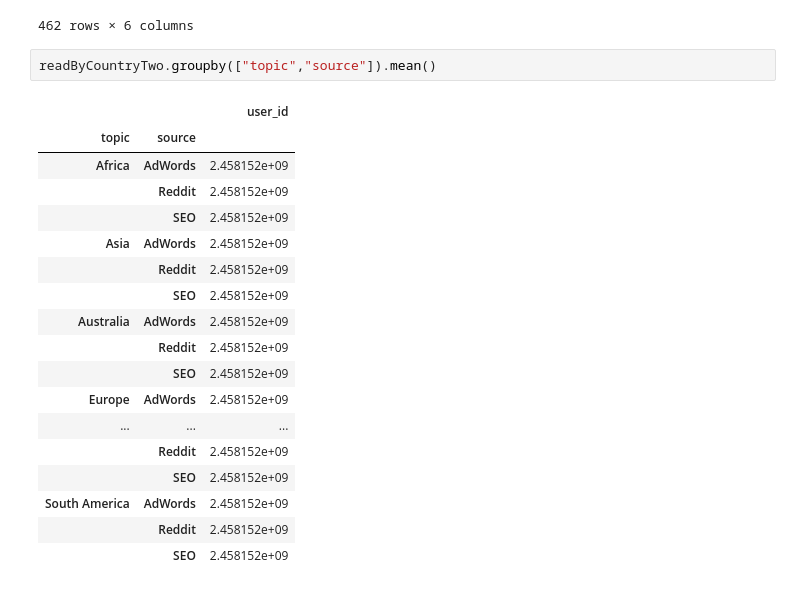
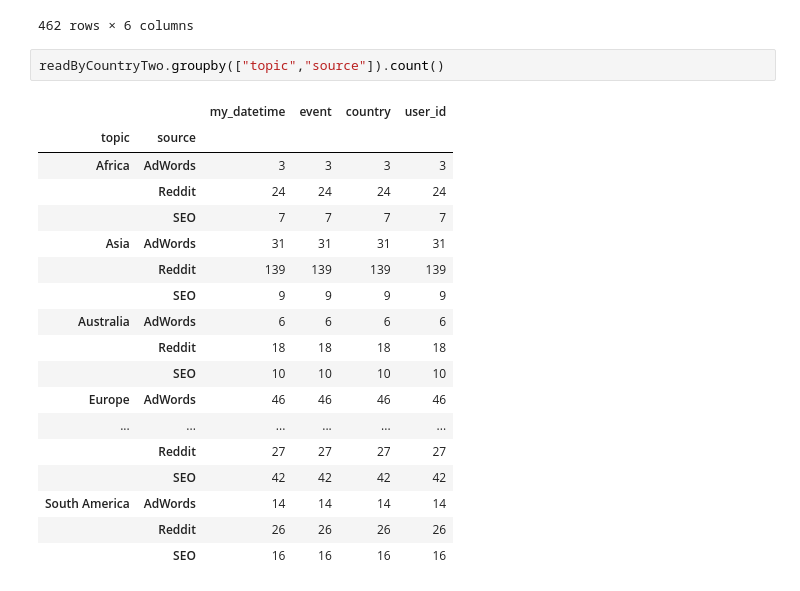
Before and after one commit to juresti/Ejercicios-CADI-201912, a Jupyter notebook: Scripts/Dia 2 - Pandas Articles.ipynb, the cells around one changed output. Saved outputs shown, nothing was run; the diff lists cells and outputs as text.

```diff
--- a/Scripts/Dia 2 - Pandas Articles.ipynb
+++ b/Scripts/Dia 2 - Pandas Articles.ipynb
@@ -108,23 +108,23 @@ readByCountryTwo
 | 1790 | 2018-01-01 23:57:14 | read | country_2 | 2458153051 | AdWords | North America |
 462 rows × 6 columns
 # %%
-readByCountryTwo.groupby(["topic","source"]).mean()
+readByCountryTwo.groupby(["topic","source"]).count()
 # %% [output]
-|  |  | user_id |
-| topic | source |  |
-| Africa | AdWords | 2.458152e+09 |
-|  | Reddit | 2.458152e+09 |
-|  | SEO | 2.458152e+09 |
-| Asia | AdWords | 2.458152e+09 |
-|  | Reddit | 2.458152e+09 |
-|  | SEO | 2.458152e+09 |
-| Australia | AdWords | 2.458152e+09 |
-|  | Reddit | 2.458152e+09 |
-|  | SEO | 2.458152e+09 |
-| Europe | AdWords | 2.458152e+09 |
-| ... | ... | ... |
-|  | Reddit | 2.458152e+09 |
-|  | SEO | 2.458152e+09 |
-| South America | AdWords | 2.458152e+09 |
-|  | Reddit | 2.458152e+09 |
-|  | SEO | 2.458152e+09 |
+|  |  | my_datetime | event | country | user_id |
+| topic | source |  |  |  |  |
+| Africa | AdWords | 3 | 3 | 3 | 3 |
+|  | Reddit | 24 | 24 | 24 | 24 |
+|  | SEO | 7 | 7 | 7 | 7 |
+| Asia | AdWords | 31 | 31 | 31 | 31 |
+|  | Reddit | 139 | 139 | 139 | 139 |
+|  | SEO | 9 | 9 | 9 | 9 |
+| Australia | AdWords | 6 | 6 | 6 | 6 |
+|  | Reddit | 18 | 18 | 18 | 18 |
+|  | SEO | 10 | 10 | 10 | 10 |
+| Europe | AdWords | 46 | 46 | 46 | 46 |
+| ... | ... | ... | ... | ... | ... |
+|  | Reddit | 27 | 27 | 27 | 27 |
+|  | SEO | 42 | 42 | 42 | 42 |
+| South America | AdWords | 14 | 14 | 14 | 14 |
+|  | Reddit | 26 | 26 | 26 | 26 |
+|  | SEO | 16 | 16 | 16 | 16 |
```
